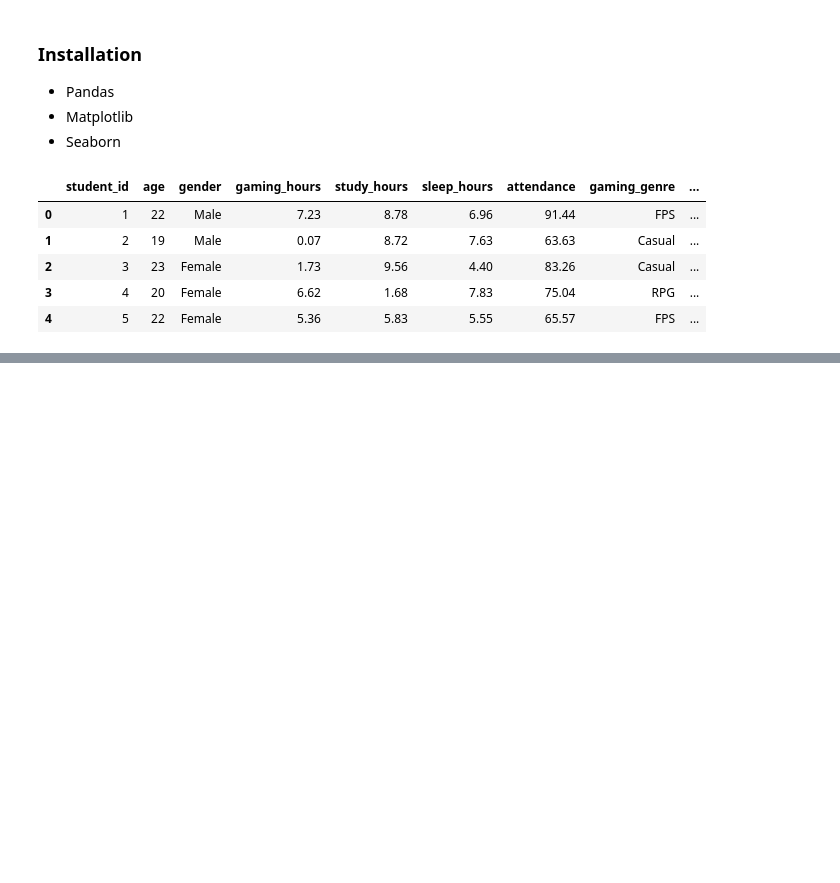
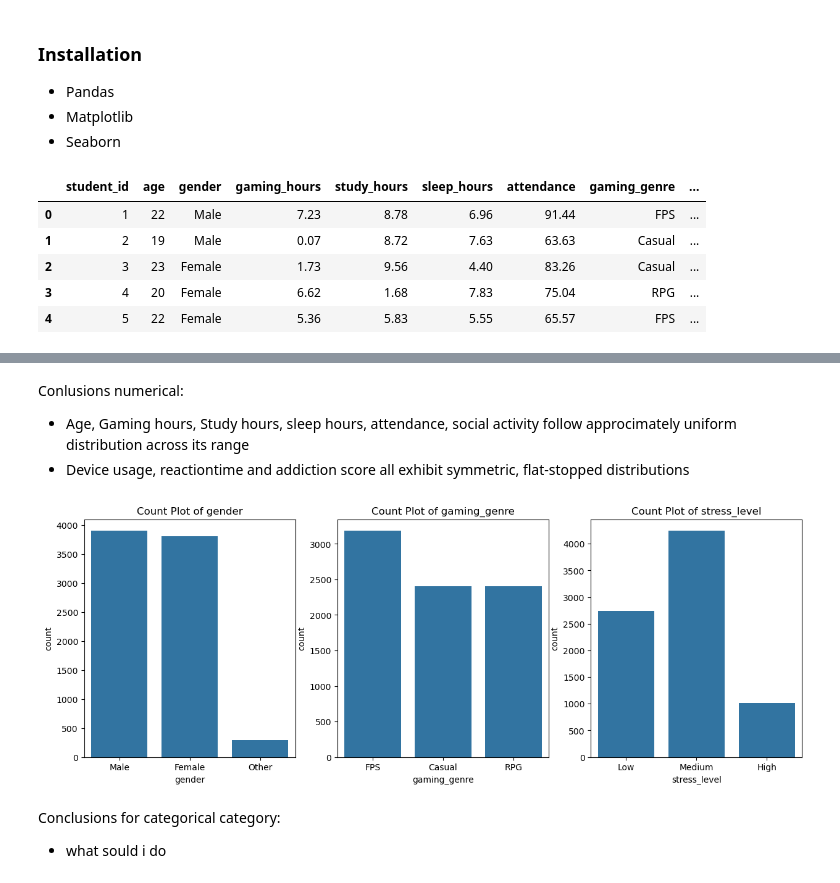
Before and after one commit to trungsyd2409/EDA_academic_perfomance, a Jupyter notebook: main.ipynb, the cells around one changed output, grey strips where cells are left out. Drawn from its saved outputs; the diff is of its cells as text; code cells hidden in the pictures; blank space fills up the shorter version.

```diff
--- a/main.ipynb
+++ b/main.ipynb
@@ -23,0 +185,15 @@ data.describe()
+# %% [markdown]
+Conlusions numerical:
+- Age, Gaming hours, Study hours, sleep hours, attendance, social activity follow approcimately uniform distribution across its range
+- Device usage, reactiontime and addiction score all exhibit symmetric, flat-stopped distributions
+# %%
+fig, axes = plt.subplots(nrows=1, ncols=len(categorical_features), figsize=(15, 5))
+for i, col in enumerate(categorical_features):
+    sns.countplot(x=col, data=data, ax=axes[i])
+    axes[i].set_title(f'Count Plot of {col}')
+plt.show()
+# %% [output]
+[figure, added]
+# %% [markdown]
+Conclusions for categorical category:
+- what sould i do
```
Also changed, not shown: parts of 25 cells of this notebook.
